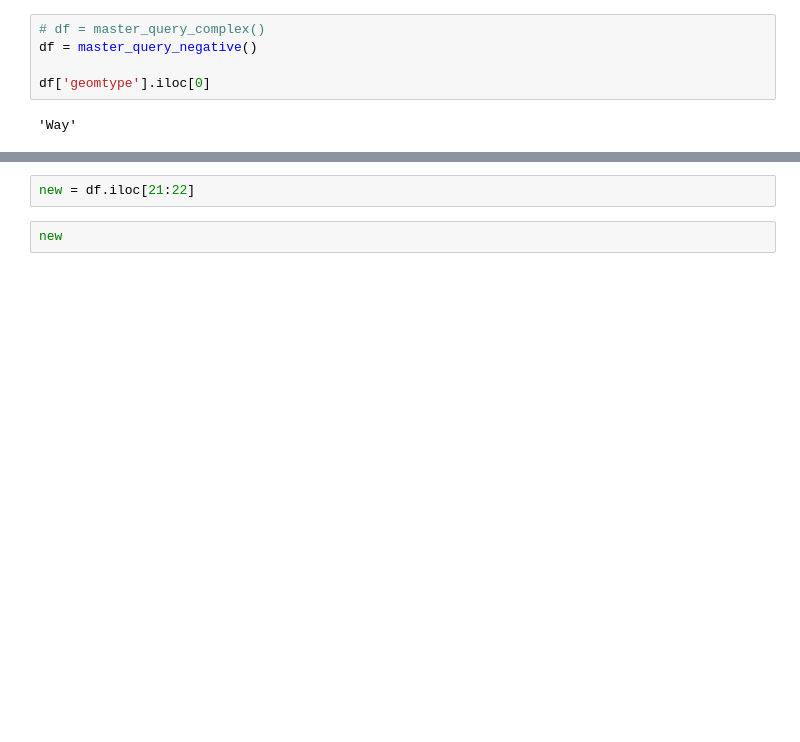
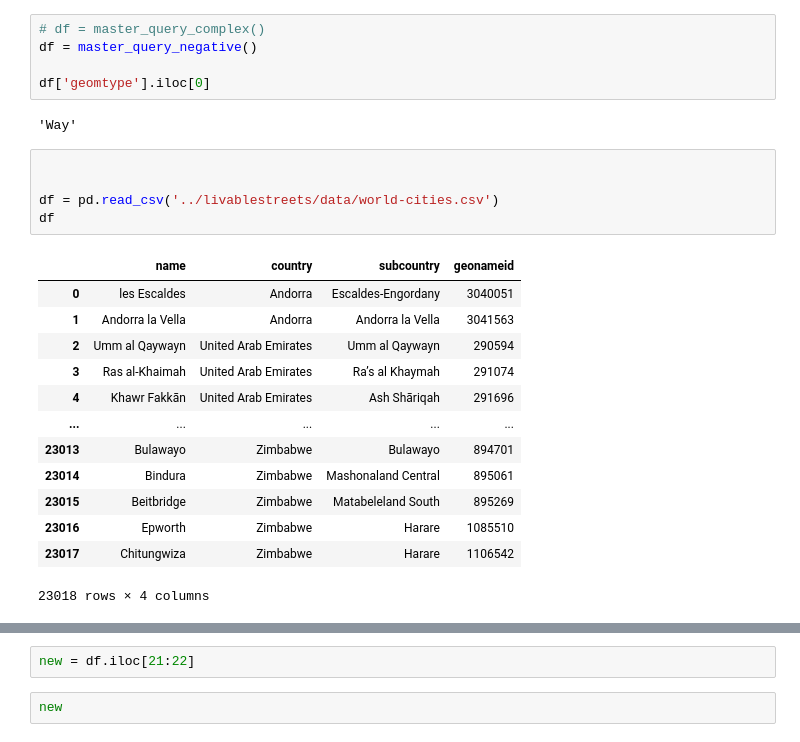
Before and after one commit to chvieira2/livablestreets, a Jupyter notebook: notebooks/Laia_osmfilter_pbf_geojson.ipynb, the cells around one changed output, grey strips where cells are left out. Saved outputs shown, nothing was run; the diff lists cells and outputs as text; blank space fills up the shorter version.

Commit message:
country city

```diff
--- a/notebooks/Laia_osmfilter_pbf_geojson.ipynb
+++ b/notebooks/Laia_osmfilter_pbf_geojson.ipynb
@@ -230,4 +230,23 @@ df = master_query_negative()
 df['geomtype'].iloc[0]
 # %% [output]
 'Way'
+# %%
+
+
+df = pd.read_csv('../livablestreets/data/world-cities.csv')
+df
+# %% [output]
+|  | name | country | subcountry | geonameid |
+| 0 | les Escaldes | Andorra | Escaldes-Engordany | 3040051 |
+| 1 | Andorra la Vella | Andorra | Andorra la Vella | 3041563 |
+| 2 | Umm al Qaywayn | United Arab Emirates | Umm al Qaywayn | 290594 |
+| 3 | Ras al-Khaimah | United Arab Emirates | Raʼs al Khaymah | 291074 |
+| 4 | Khawr Fakkān | United Arab Emirates | Ash Shāriqah | 291696 |
+| ... | ... | ... | ... | ... |
+| 23013 | Bulawayo | Zimbabwe | Bulawayo | 894701 |
+| 23014 | Bindura | Zimbabwe | Mashonaland Central | 895061 |
+| 23015 | Beitbridge | Zimbabwe | Matabeleland South | 895269 |
+| 23016 | Epworth | Zimbabwe | Harare | 1085510 |
+| 23017 | Chitungwiza | Zimbabwe | Harare | 1106542 |
+23018 rows × 4 columns
 # %%
```
Also changed, not shown: parts of 3 cells of this notebook, 4 other files.
